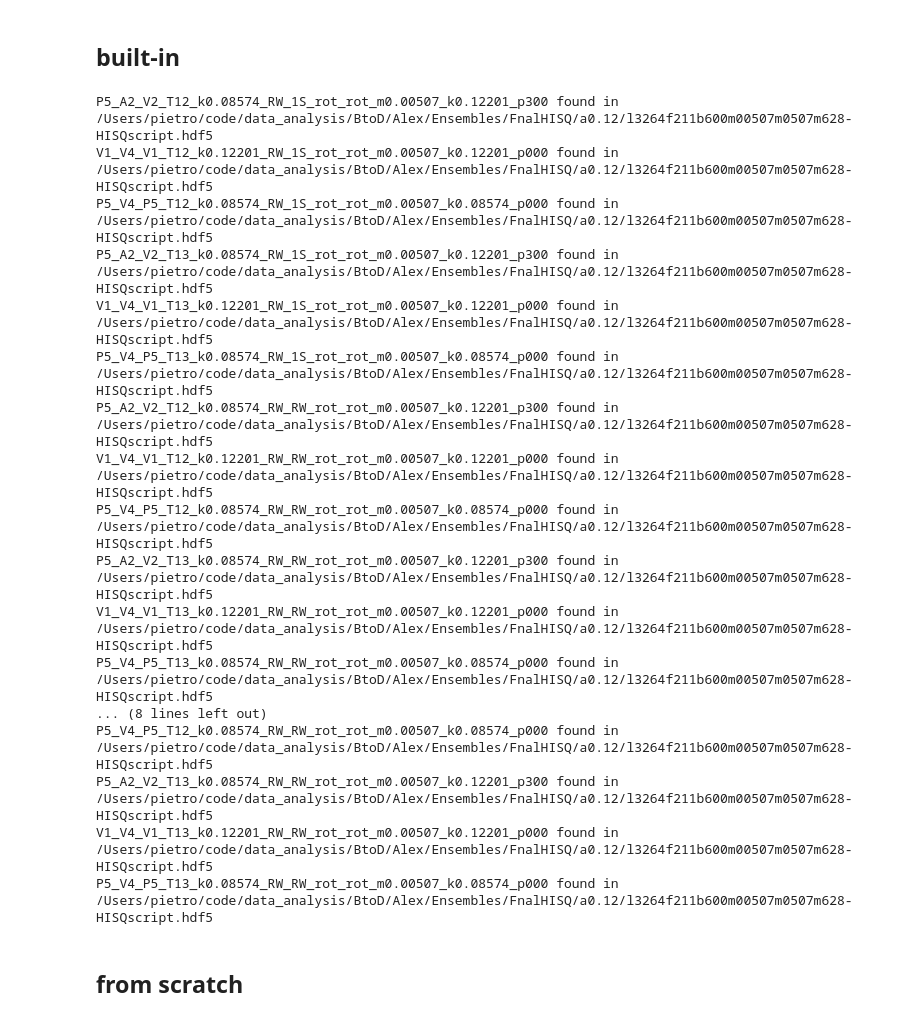
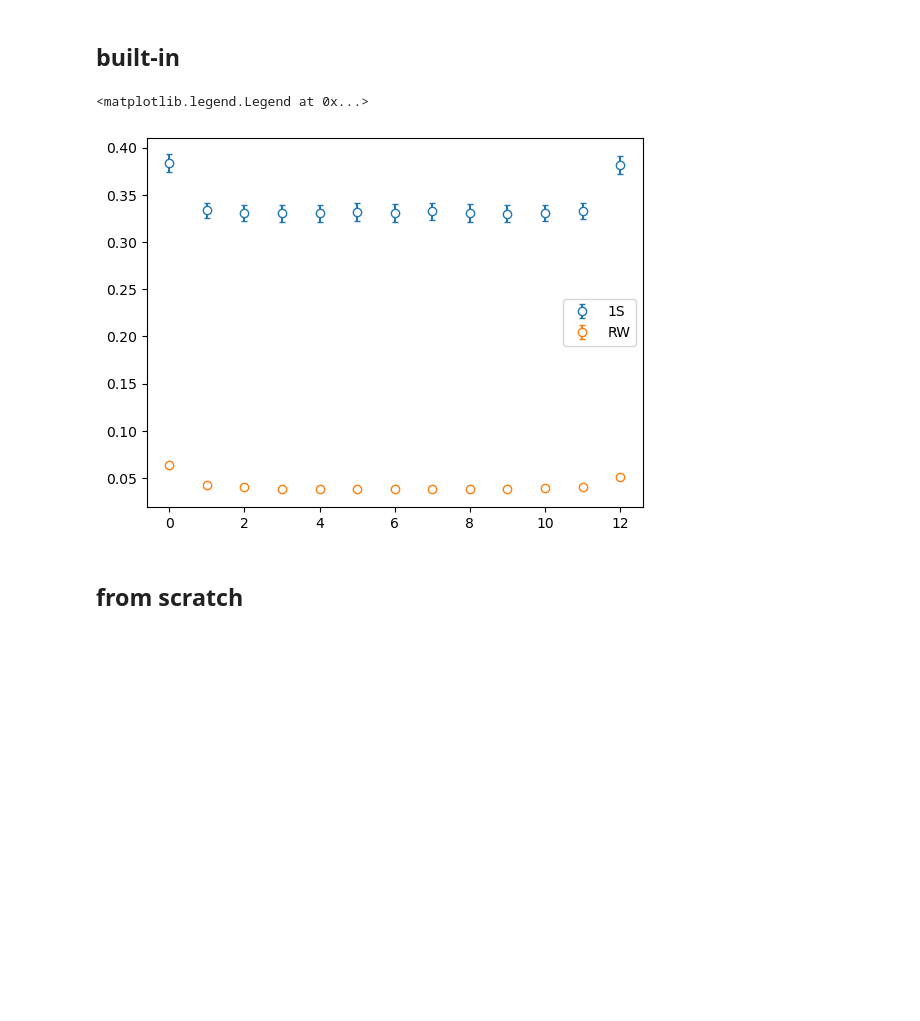
Before and after one commit to pietro-butti/B2heavy, a Jupyter notebook: notebooks/ratio_fromscratch.ipynb, the cells around one changed output. Saved outputs shown, nothing was run; the diff lists cells and outputs as text; code cells hidden in the pictures; blank space fills up the shorter version.

```diff
--- a/notebooks/ratio_fromscratch.ipynb
+++ b/notebooks/ratio_fromscratch.ipynb
@@ -64,26 +70,16 @@ req
 # %% [markdown]
 ## built-in
 # %%
-io = RatioIO(ens,'RA1',mom,PathToDataDir='/Users/pietro/code/data_analysis/BtoD/Alex/')
-ra1 = Ratio(io,jkBin=11,verbose=True,smearing=['1S','RW'],**req)
+io = RatioIO(ens,'RA1','100',PathToDataDir='/Users/pietro/code/data_analysis/BtoD/Alex/')
+ra1 = Ratio(io,jkBin=11,smearing=['1S','RW'],**req)
-# %% [output]
-P5_A2_V2_T12_k0.08574_RW_1S_rot_rot_m0.00507_k0.12201_p300 found in /Users/pietro/code/data_analysis/BtoD/Alex/Ensembles/FnalHISQ/a0.12/l3264f211b600m00507m0507m628-HISQscript.hdf5
-V1_V4_V1_T12_k0.12201_RW_1S_rot_rot_m0.00507_k0.12201_p000 found in /Users/pietro/code/data_analysis/BtoD/Alex/Ensembles/FnalHISQ/a0.12/l3264f211b600m00507m0507m628-HISQscript.hdf5
-P5_V4_P5_T12_k0.08574_RW_1S_rot_rot_m0.00507_k0.08574_p000 found in /Users/pietro/code/data_analysis/BtoD/Alex/Ensembles/FnalHISQ/a0.12/l3264f211b600m00507m0507m628-HISQscript.hdf5
-P5_A2_V2_T13_k0.08574_RW_1S_rot_rot_m0.00507_k0.12201_p300 found in /Users/pietro/code/data_analysis/BtoD/Alex/Ensembles/FnalHISQ/a0.12/l3264f211b600m00507m0507m628-HISQscript.hdf5
-V1_V4_V1_T13_k0.12201_RW_1S_rot_rot_m0.00507_k0.12201_p000 found in /Users/pietro/code/data_analysis/BtoD/Alex/Ensembles/FnalHISQ/a0.12/l3264f211b600m00507m0507m628-HISQscript.hdf5
-P5_V4_P5_T13_k0.08574_RW_1S_rot_rot_m0.00507_k0.08574_p000 found in /Users/pietro/code/data_analysis/BtoD/Alex/Ensembles/FnalHISQ/a0.12/l3264f211b600m00507m0507m628-HISQscript.hdf5
-P5_A2_V2_T12_k0.08574_RW_RW_rot_rot_m0.00507_k0.12201_p300 found in /Users/pietro/code/data_analysis/BtoD/Alex/Ensembles/FnalHISQ/a0.12/l3264f211b600m00507m0507m628-HISQscript.hdf5
-V1_V4_V1_T12_k0.12201_RW_RW_rot_rot_m0.00507_k0.12201_p000 found in /Users/pietro/code/data_analysis/BtoD/Alex/Ensembles/FnalHISQ/a0.12/l3264f211b600m00507m0507m628-HISQscript.hdf5
-P5_V4_P5_T12_k0.08574_RW_RW_rot_rot_m0.00507_k0.08574_p000 found in /Users/pietro/code/data_analysis/BtoD/Alex/Ensembles/FnalHISQ/a0.12/l3264f211b600m00507m0507m628-HISQscript.hdf5
-P5_A2_V2_T13_k0.08574_RW_RW_rot_rot_m0.00507_k0.12201_p300 found in /Users/pietro/code/data_analysis/BtoD/Alex/Ensembles/FnalHISQ/a0.12/l3264f211b600m00507m0507m628-HISQscript.hdf5
-V1_V4_V1_T13_k0.12201_RW_RW_rot_rot_m0.00507_k0.12201_p000 found in /Users/pietro/code/data_analysis/BtoD/Alex/Ensembles/FnalHISQ/a0.12/l3264f211b600m00507m0507m628-HISQscript.hdf5
-P5_V4_P5_T13_k0.08574_RW_RW_rot_rot_m0.00507_k0.08574_p000 found in /Users/pietro/code/data_analysis/BtoD/Alex/Ensembles/FnalHISQ/a0.12/l3264f211b600m00507m0507m628-HISQscript.hdf5
-... (8 lines left out)
-P5_V4_P5_T12_k0.08574_RW_RW_rot_rot_m0.00507_k0.08574_p000 found in /Users/pietro/code/data_analysis/BtoD/Alex/Ensembles/FnalHISQ/a0.12/l3264f211b600m00507m0507m628-HISQscript.hdf5
-P5_A2_V2_T13_k0.08574_RW_RW_rot_rot_m0.00507_k0.12201_p300 found in /Users/pietro/code/data_analysis/BtoD/Alex/Ensembles/FnalHISQ/a0.12/l3264f211b600m00507m0507m628-HISQscript.hdf5
-V1_V4_V1_T13_k0.12201_RW_RW_rot_rot_m0.00507_k0.12201_p000 found in /Users/pietro/code/data_analysis/BtoD/Alex/Ensembles/FnalHISQ/a0.12/l3264f211b600m00507m0507m628-HISQscript.hdf5
-P5_V4_P5_T13_k0.08574_RW_RW_rot_rot_m0.00507_k0.08574_p000 found in /Users/pietro/code/data_analysis/BtoD/Alex/Ensembles/FnalHISQ/a0.12/l3264f211b600m00507m0507m628-HISQscript.hdf5
+# %%
+fig, ax = plt.subplots(1,1)
+ra1.plot(ax)
+
+ax.legend()
+# %% [output]
+<matplotlib.legend.Legend at 0x...>
+[figure, added]
 # %% [markdown]
 ## from scratch
 # %% [markdown]
```
Also changed, not shown: parts of 40 cells of this notebook, 8 other files.
